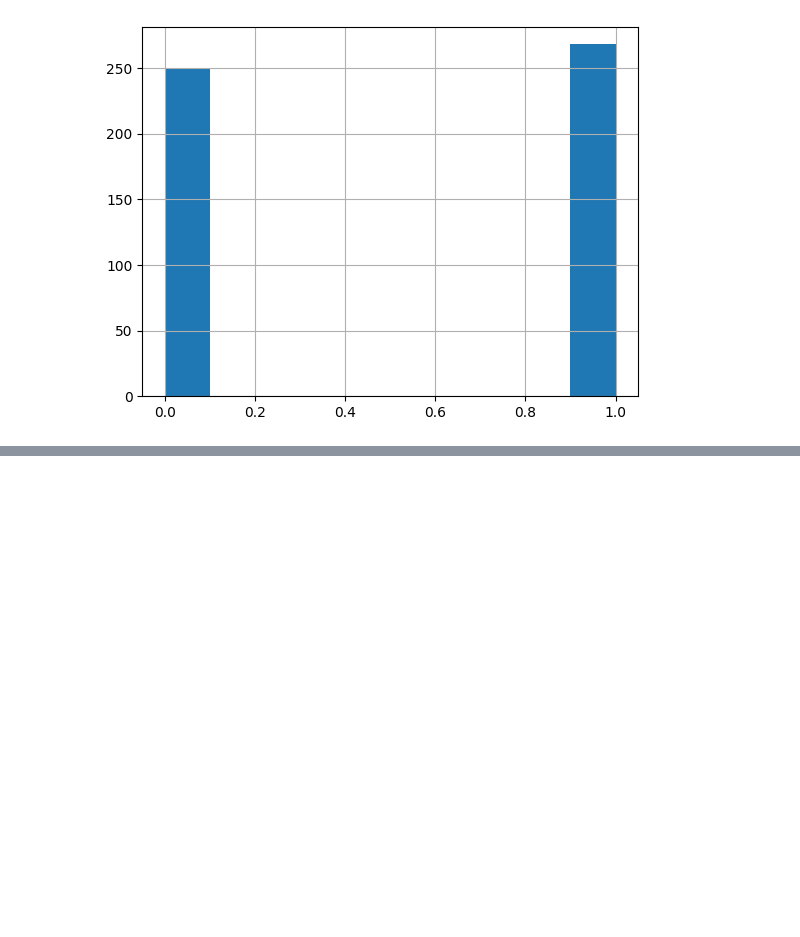
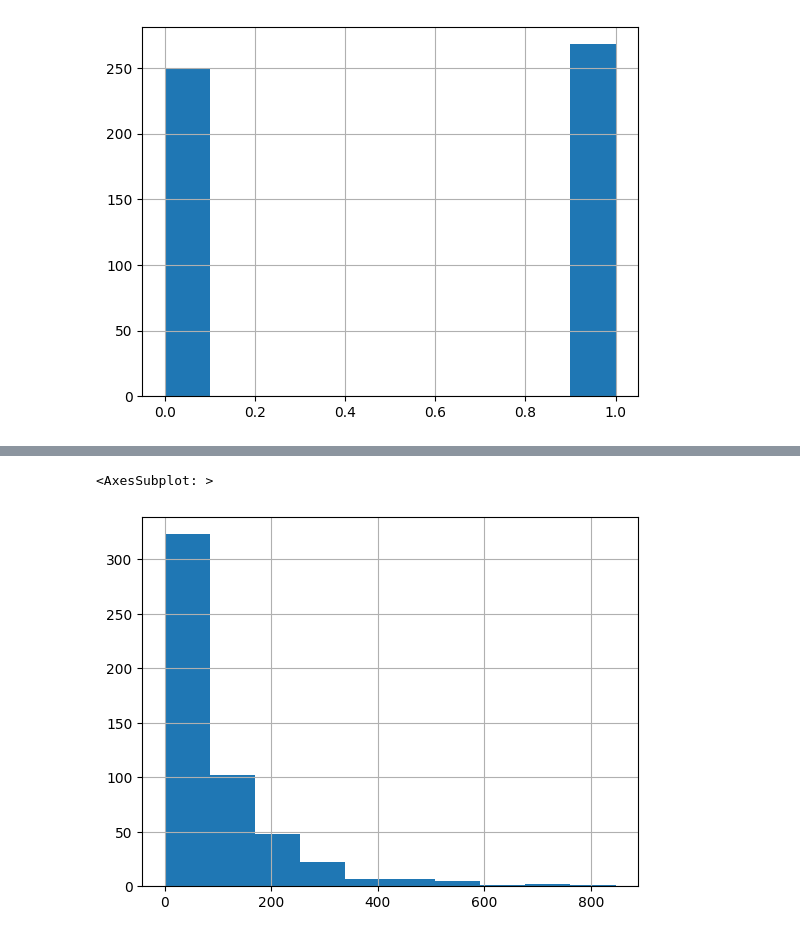
Before and after one commit to AntPog/Projekt_AI_sem3, a Jupyter notebook: projekt_AI.ipynb, the cells around one changed output, grey strips where cells are left out. Cells and saved outputs as stored; diff of their text form; code cells hidden in the pictures; blank space fills up the shorter version.

```diff
--- a/projekt_AI.ipynb
+++ b/projekt_AI.ipynb
@@ -77,0 +96,6 @@ diate['Outcome'].hist(bins=10)
+# %%
+#to samo dzieje sie w kolumnie insulin
+diate['Insulin'].hist(bins=10)
+# %% [output]
+<AxesSubplot: >
+[figure, added]
```
Also changed, not shown: parts of 10 cells of this notebook.
